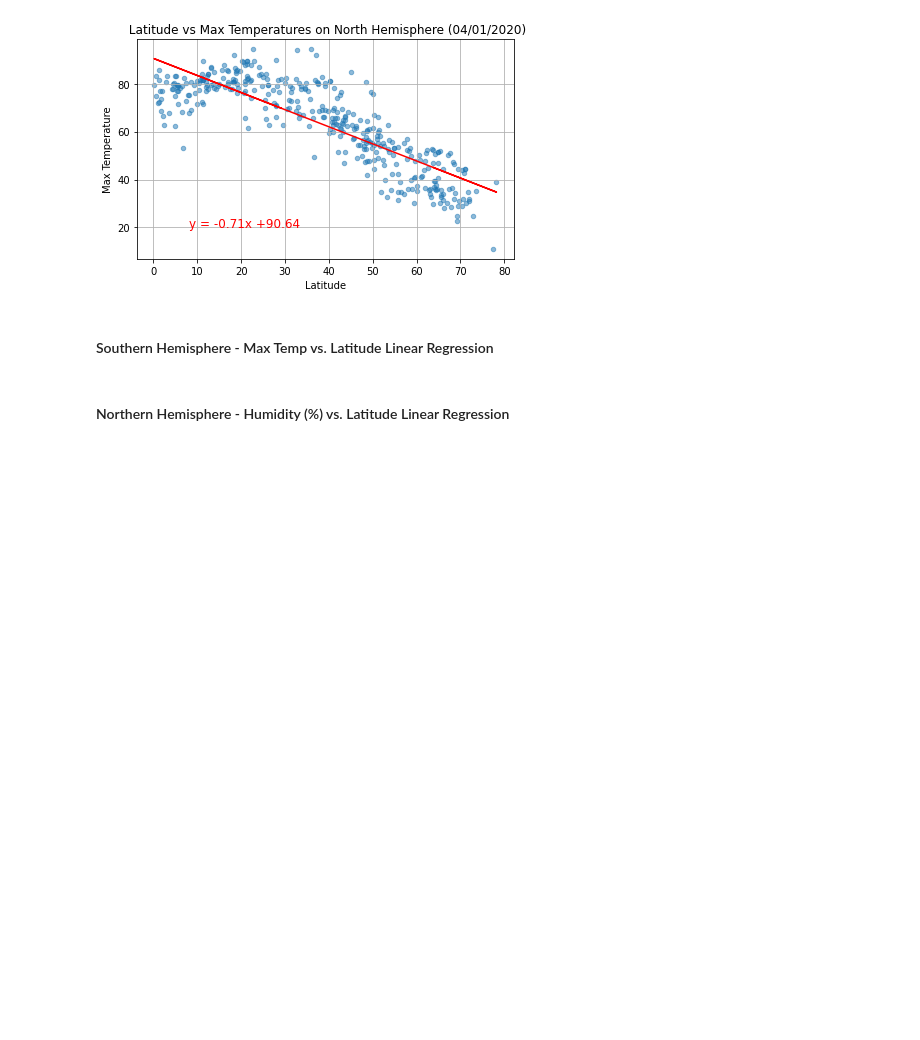
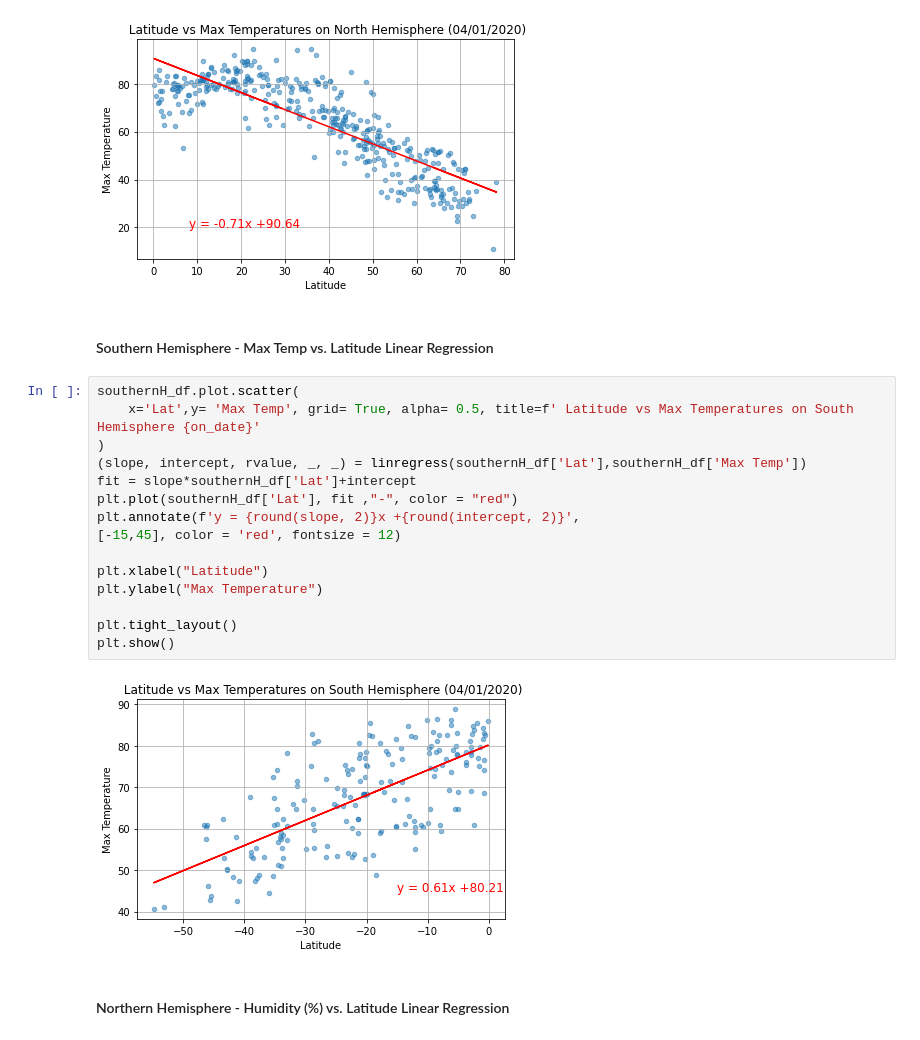
Before and after one commit to gnzamudio/python-api-challenge, a Jupyter notebook: WeatherPy.ipynb, the cells around one changed output. Cells and saved outputs as stored; diff of their text form; blank space fills up the shorter version.

Commit message:
more graphs

```diff
--- a/WeatherPy.ipynb
+++ b/WeatherPy.ipynb
@@ -279,5 +279,22 @@ plt.show()
 [figure]
 # %% [markdown]
 ####  Southern Hemisphere - Max Temp vs. Latitude Linear Regression
+# %%
+southernH_df.plot.scatter(
+    x='Lat',y= 'Max Temp', grid= True, alpha= 0.5, title=f' Latitude vs Max Temperatures on South Hemisphere {on_date}'
+)
+(slope, intercept, rvalue, _, _) = linregress(southernH_df['Lat'],southernH_df['Max Temp'])
+fit = slope*southernH_df['Lat']+intercept
+plt.plot(southernH_df['Lat'], fit ,"-", color = "red")
+plt.annotate(f'y = {round(slope, 2)}x +{round(intercept, 2)}',
+[-15,45], color = 'red', fontsize = 12)
+
+plt.xlabel("Latitude")
+plt.ylabel("Max Temperature")
+
+plt.tight_layout()
+plt.show()
+# %% [output]
+[figure, added]
 # %% [markdown]
 ####  Northern Hemisphere - Humidity (%) vs. Latitude Linear Regression
```
Also changed, not shown: parts of 6 cells of this notebook, 8 other files.
